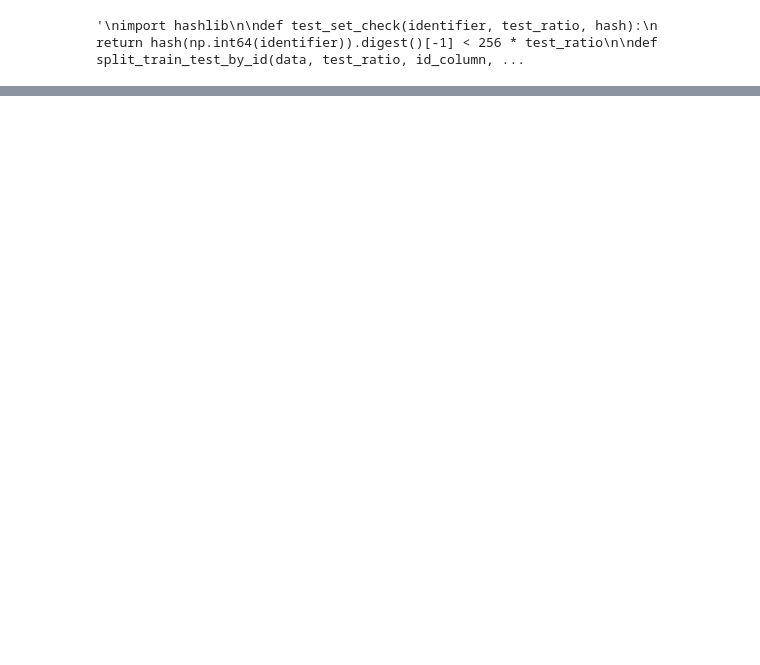
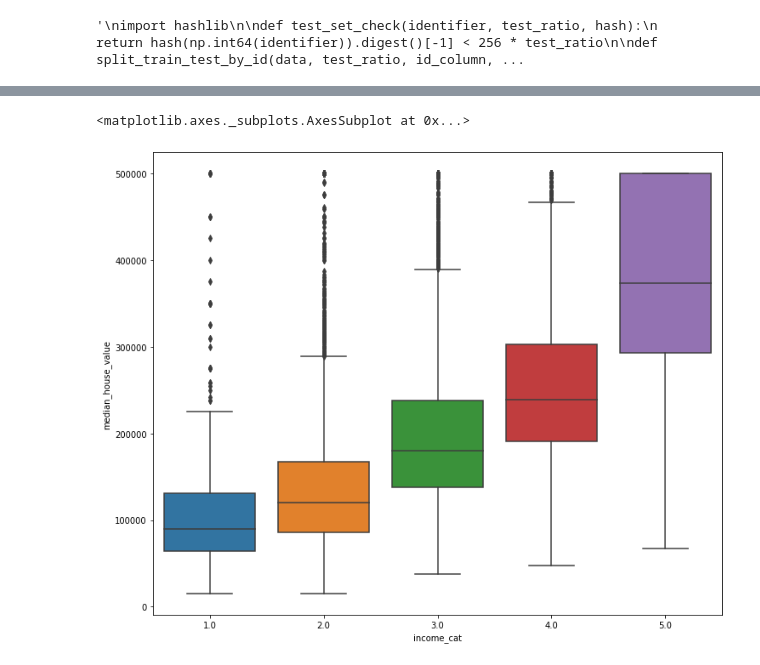
Before and after one commit to darangov/housing, a Jupyter notebook: Housing.ipynb, the cells around one changed output, grey strips where cells are left out. Saved outputs shown, nothing was run; the diff lists cells and outputs as text; code cells hidden in the pictures; blank space fills up the shorter version.

```diff
--- a/Housing.ipynb
+++ b/Housing.ipynb
@@ -3,17 +9,31 @@
 # se descarga y descomprime el archivo housing.tgz localmente como housing.csv
 
 # Inhabilito este codigo ya que lo ejecute por primera vez y ya se descargo el archivo en la maquina,
-# adicionalmente al ejecutar el codigo sin contar con internet me genera error por timeout
-'''
+# adicionalmente al ejecutar el codigo sin contar con internet me genera error por timeout.
 
 import os
 import tarfile
 from six.moves import urllib
+import pandas as pd
+import numpy as np
+import matplotlib.pyplot as plt
+import seaborn as sns
+import sklearn
 
+print("Panda", pd.__version__)
+print("Numpy", np.__version__)
+#print(matplotlib.__version__)
+print("Seaborn", sns.__version__)
+print("Scikit-Learn", sklearn.__version__)
+
+'''
 DOWNLOAD_ROOT = "https://raw.githubusercontent.com/ageron/handson-ml/master/"
 HOUSING_PATH = os.path.join("datasets","housing")
 HOUSING_URL = DOWNLOAD_ROOT + "datasets/housing/housing.tgz"
+'''
 
+# Obtener la data de internet - Tal lo indicado en el libro
+"""
 def fetch_housing_data(housing_url=HOUSING_URL, housing_path=HOUSING_PATH):
     if not os.path.isdir(housing_path):
         os.makedirs(housing_path)
@@ -23,6 +43,18 @@ def fetch_housing_data(housing_url=HOUSING_URL, housing_path=HOUSING_PATH):
     housing_tgz.extractall(path=housing_path)
     housing_tgz.close()
 
+# Invocar la funcion para descargar y descomprimir la data localmente
 fetch_housing_data()
-'''
+
+# Construyo Funcion para abrir el dataset ubicado en una carpeta diferente a donde esta el .py
+def load_housing_data(housing_path=HOUSING_PATH):
+    csv_path = os.path.join(housing_path, "housing.csv")
+    return pd.read_csv(csv_path)
+
+# Invoco la funcion para abrir el dataset
+housing = load_housing_data()
+"""
+
+# Abro el dataset cuando está ubicado en la misma carpeta del .py
+housing = pd.read_csv("housing.csv")
 # %% [output]
@@ -291,0 +388,6 @@ housing.plot(kind="scatter", x="median_income", y="median_house_value", alpha=0.
+# %%
+plt.figure(figsize = (12,10))
+sns.boxplot(x = strat_train_set.income_cat, y = strat_train_set.median_house_value)
+# %% [output]
+<matplotlib.axes._subplots.AxesSubplot at 0x...>
+[figure, added]
```
Also changed, not shown: parts of 90 cells of this notebook.
